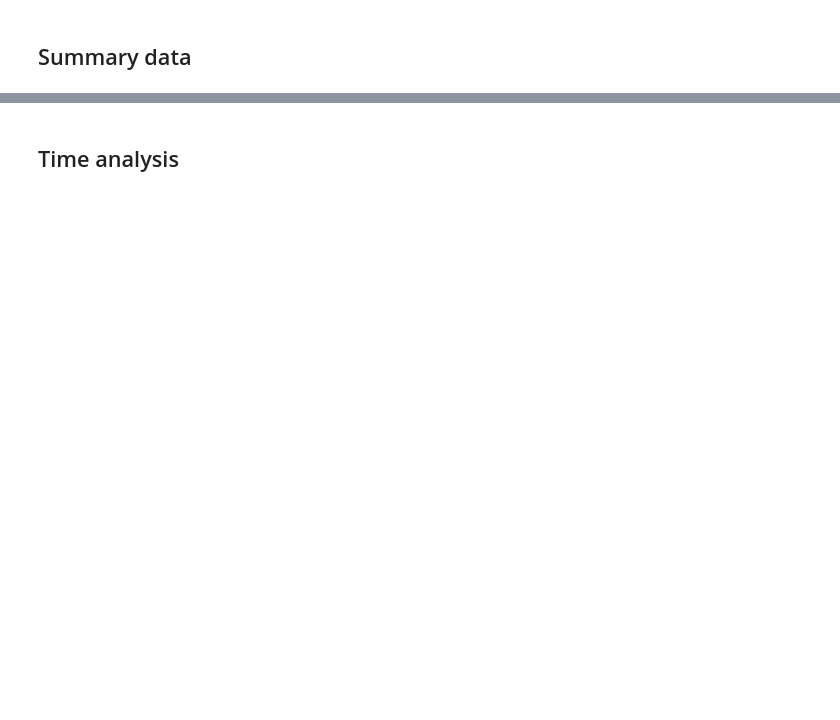
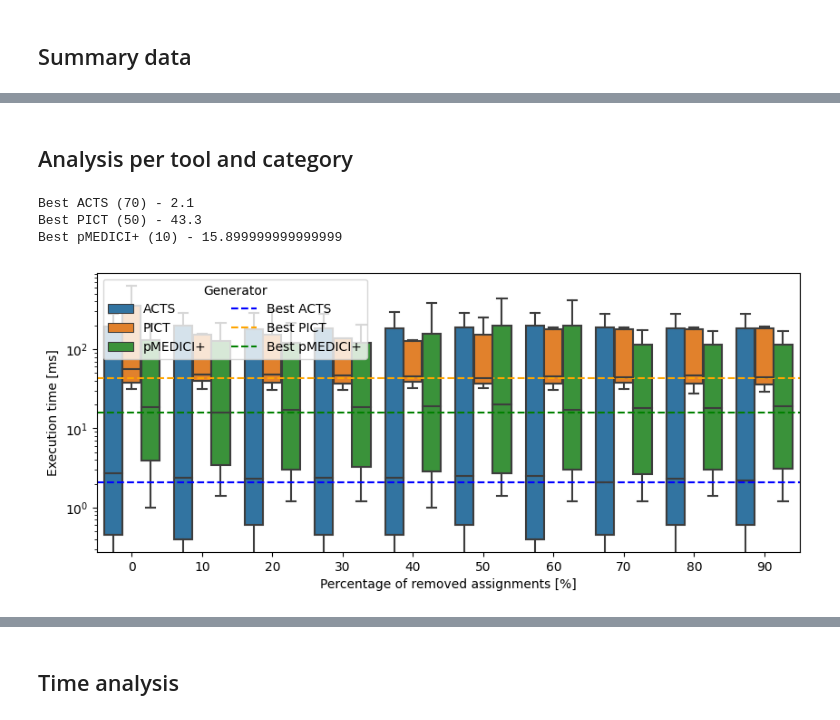
Before and after one commit to fmselab/ct-tools, a Jupyter notebook: IncrementalCitGeneration/experiments/AnalysisExperimentsTCCP.ipynb, the cells around one changed output, grey strips where cells are left out. Cells and saved outputs as stored; diff of their text form; code cells hidden in the pictures; blank space fills up the shorter version.

```diff
--- a/IncrementalCitGeneration/experiments/AnalysisExperimentsTCCP.ipynb
+++ b/IncrementalCitGeneration/experiments/AnalysisExperimentsTCCP.ipynb
@@ -161,0 +179,2 @@ pMEDICI+   130.085
+# %% [markdown]
+## Analysis per tool and category
@@ -161,0 +229,7 @@ pMEDICI+   130.085
+# %%
+plotByCategory(dfFiltered, 'Time')
+# %% [output]
+Best ACTS (70) - 2.1
+Best PICT (50) - 43.3
+Best pMEDICI+ (10) - 15.899999999999999
+[figure, added]
```
Also changed, not shown: parts of 13 cells of this notebook, 15 other files.
